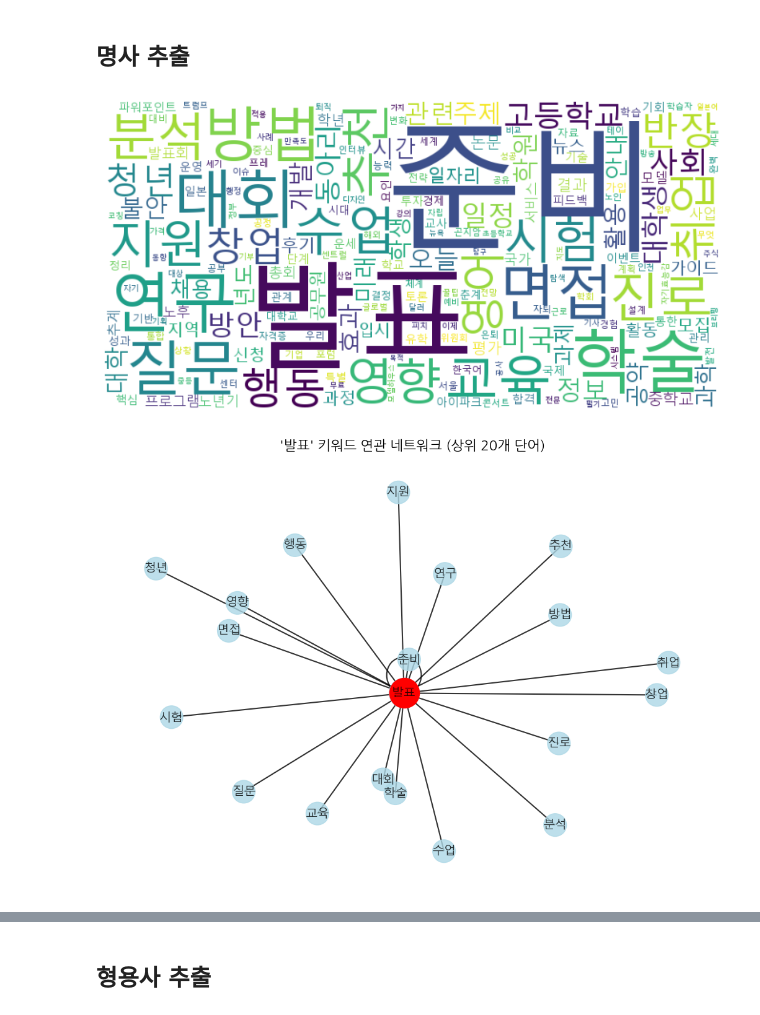
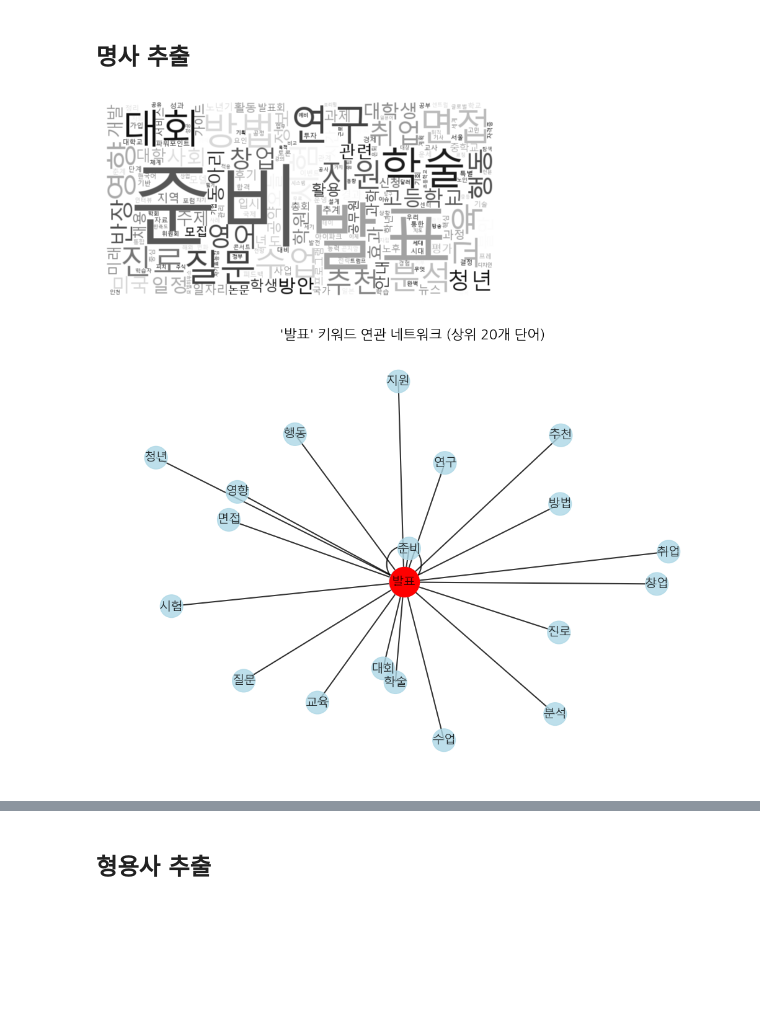
Before and after one commit to OnyX0000/Presentation-Agent, a Jupyter notebook: code/JK/news_crawling.ipynb, the cells around one changed output, grey strips where cells are left out. Saved outputs shown, nothing was run; the diff lists cells and outputs as text; code cells hidden in the pictures; blank space fills up the shorter version.

```diff
--- a/code/JK/news_crawling.ipynb
+++ b/code/JK/news_crawling.ipynb
@@ -173,10 +173,16 @@ def preprocess_text(text):
 def generate_wordcloud(words):
     """워드클라우드 생성"""
     word_freq = Counter(words)
-    wordcloud = WordCloud(font_path="malgun.ttf", background_color="white", width=800, height=400)
+    wordcloud = WordCloud(
+        font_path="malgun.ttf",
+        background_color="white",
+        width=800,
+        height=400,
+        colormap="gray"  # 흑백톤 설정
+    )
     wordcloud.generate_from_frequencies(word_freq)
 
-    plt.figure(figsize=(10, 5))
+    plt.figure(figsize=(5, 5))
     plt.imshow(wordcloud, interpolation="bilinear")
     plt.axis("off")
     plt.show()
@@ -220,32 +226,32 @@ def generate_keyword_network(words, target_word="발표", top_n=20):
     # 노드 및 엣지 그리기
     nx.draw(G, pos, with_labels=True, font_family="Malgun Gothic",
             node_size=[node_sizes[node] for node in G.nodes()],
             node_color="lightblue", edge_color="black", alpha=0.8,
             font_size=14, width=1.5)  # 글씨 크기 및 대비 강조
 
     # 강조 표시 (중앙 노드 "발표" 키워드)
     if target_word in G.nodes:
         nx.draw_networkx_nodes(G, pos, nodelist=[target_word],
                                node_color="red", node_size=1200)  # "발표" 강조
 
     plt.title(f"'{target_word}' 키워드 연관 네트워크 (상위 {top_n}개 단어)", fontsize=16)
     plt.show()
 
 # 5. 실행 파이프라인
 def main(csv_file):
     """전체 데이터 분석 실행"""
     df = load_data(csv_file)  # CSV 파일 로드
     all_words = []
 
     for title in df["title"]:  # 모든 제목에 대해 전처리
         all_words.extend(preprocess_text(str(title)))
 
     generate_wordcloud(all_words)  # 워드클라우드 실행
     generate_keyword_network(all_words)  # 네트워크 분석 실행
 
 # 실행 예시
 csv_file = "../../data/csv/collection.csv"
 main(csv_file)
 # %% [output]
-[figure, old version]
+[figure, new version]
 [figure]
```
Also changed, not shown: parts of 2 cells of this notebook, 13 other files.
